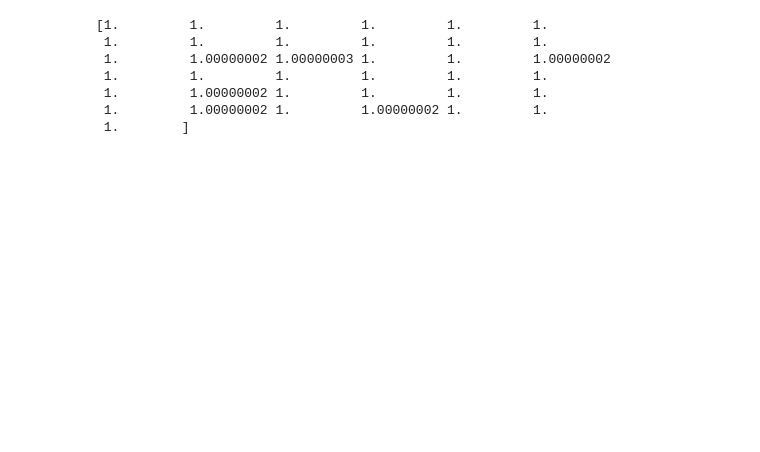
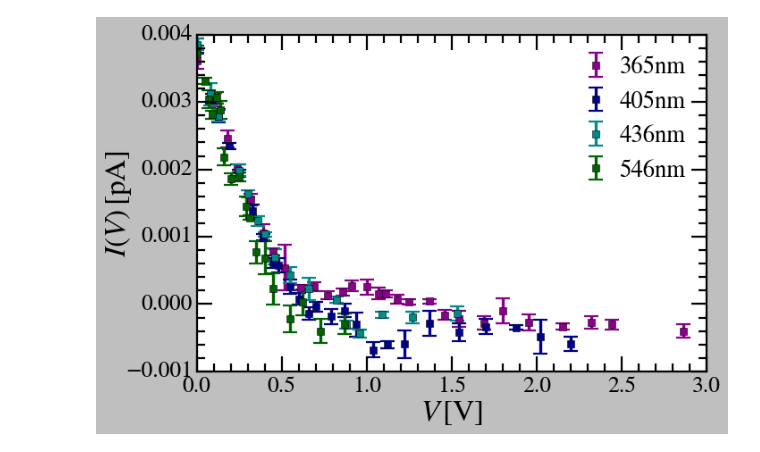
Before and after one commit to vinh-qtran/mit-jlab-sp25, a Jupyter notebook: photoelectric/analysis.ipynb, the cells around one changed output. Saved outputs shown, nothing was run; the diff lists cells and outputs as text; code cells hidden in the pictures; blank space fills up the shorter version.

```diff
--- a/photoelectric/analysis.ipynb
+++ b/photoelectric/analysis.ipynb
@@ -62,14 +62,3 @@ class PhotoelectricData:
             I_reduced_chisqr = np.append(I_reduced_chisqr,chisqr/I.shape[0])
 
         return I_mu, I_sigma, I_reduced_chisqr
-# %%
-photoelectric_data = PhotoelectricData()
-print(photoelectric_data.I_reduced_chisqr)
-# %% [output]
-[1.         1.         1.         1.         1.         1.
- 1.         1.         1.         1.         1.         1.
- 1.         1.00000002 1.00000003 1.         1.         1.00000002
- 1.         1.         1.         1.         1.         1.
- 1.         1.00000002 1.         1.         1.         1.
- 1.         1.00000002 1.         1.00000002 1.         1.
- 1.        ]
@@ -75,0 +90,27 @@ print(photoelectric_data.I_reduced_chisqr)
+# %%
+photoelectric_baseline = PhotoelectricBaseline('data/25-02-25/')
+# %%
+fig, ax = plt.subplots(figsize=(9,6))
+
+colors = {
+    '365nm' : 'darkmagenta',
+    '405nm' : 'darkblue',
+    '436nm' : 'darkcyan',
+    '546nm' : 'darkgreen',
+}
+
+for wavelength in photoelectric_baseline.lambdas:
+    ax.errorbar(photoelectric_baseline.V[wavelength],photoelectric_baseline.I_mu[wavelength],yerr=photoelectric_baseline.I_sigma[wavelength],
+                label=wavelength,color=colors[wavelength],fmt=' s',markersize=7.5,elinewidth=3,capsize=7.5,capthick=2)
+
+ax.legend(loc='upper right', ncol=1, handletextpad=0.5, handlelength=1.0, columnspacing=0.5, fontsize=24)
+
+ax.set_xlabel(r'$V \, [{\rm{V}}]$')
+ax.set_ylabel(r'$I (V) \, [{\rm{pA}}]$',labelpad=-8)
+
+plt.tight_layout()
+plt.savefig('background.png')
+
+plt.show()
+# %% [output]
+[figure, added]
```
Also changed, not shown: parts of 10 cells of this notebook, 25 other files.
